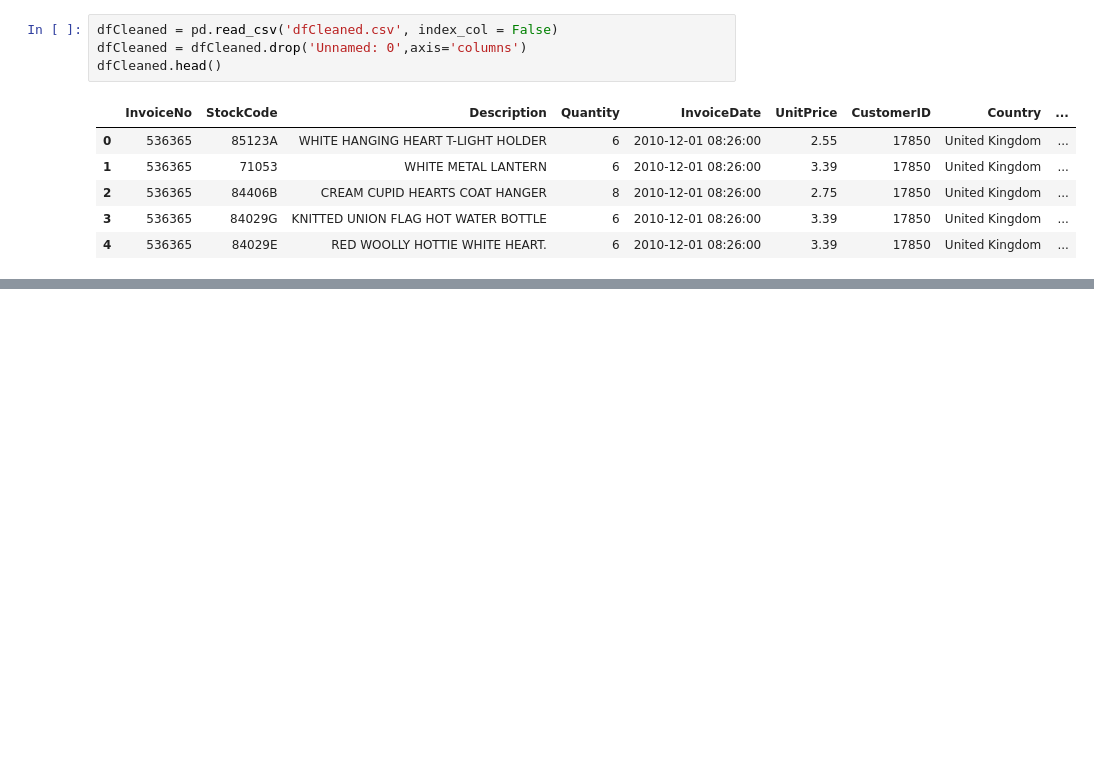
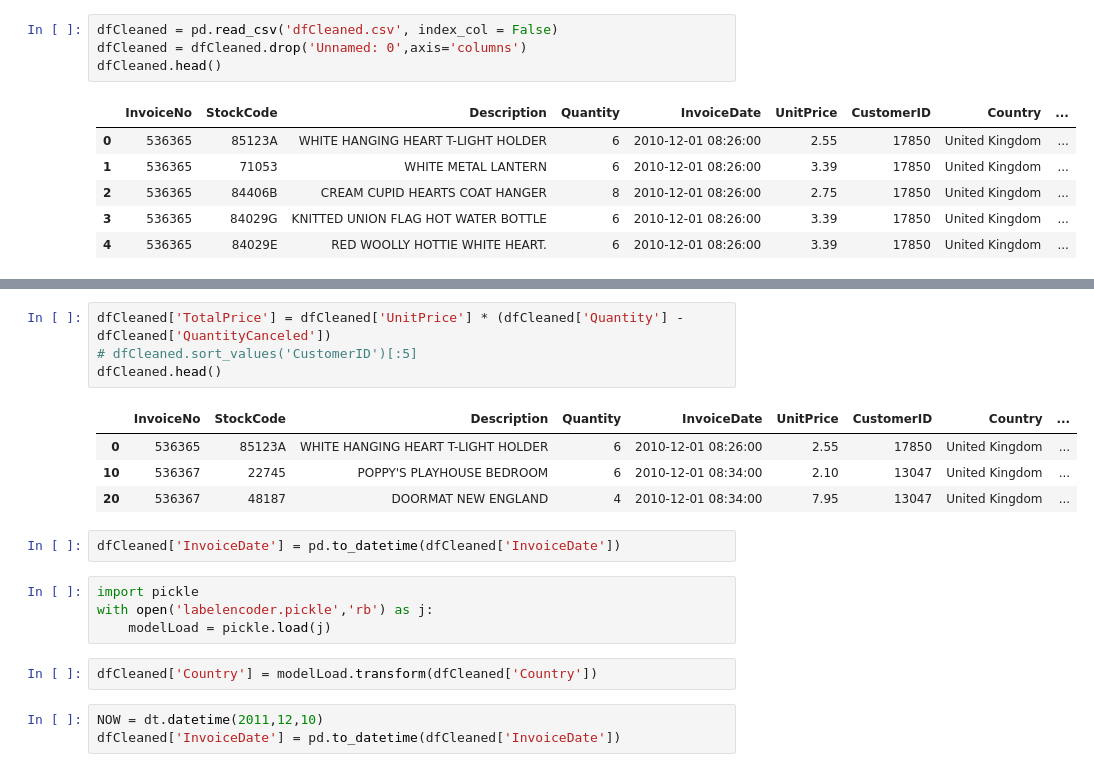
Before and after one commit to kinanweda/Customer-Prediction, a Jupyter notebook: Untitled.ipynb, the cells around one changed output, grey strips where cells are left out. Drawn from its saved outputs; the diff is of its cells as text; blank space fills up the shorter version.

```diff
--- a/Untitled.ipynb
+++ b/Untitled.ipynb
@@ -7789,0 +64,20 @@ dfTry[dfTry['T/F']=='False']
+# %%
+dfCleaned['TotalPrice'] = dfCleaned['UnitPrice'] * (dfCleaned['Quantity'] - dfCleaned['QuantityCanceled'])
+# dfCleaned.sort_values('CustomerID')[:5]
+dfCleaned.head()
+# %% [output]
+|  | InvoiceNo | StockCode | Description | Quantity | InvoiceDate | UnitPrice | CustomerID | Country | ... |
+| 0 | 536365 | 85123A | WHITE HANGING HEART T-LIGHT HOLDER | 6 | 2010-12-01 08:26:00 | 2.55 | 17850 | United Kingdom | ... |
+| 10 | 536367 | 22745 | POPPY'S PLAYHOUSE BEDROOM | 6 | 2010-12-01 08:34:00 | 2.10 | 13047 | United Kingdom | ... |
+| 20 | 536367 | 48187 | DOORMAT NEW ENGLAND | 4 | 2010-12-01 08:34:00 | 7.95 | 13047 | United Kingdom | ... |
+# %%
+dfCleaned['InvoiceDate'] = pd.to_datetime(dfCleaned['InvoiceDate'])
+# %%
+import pickle
+with open('labelencoder.pickle','rb') as j:
+    modelLoad = pickle.load(j)
+# %%
+dfCleaned['Country'] = modelLoad.transform(dfCleaned['Country'])
+# %%
+NOW = dt.datetime(2011,12,10)
+dfCleaned['InvoiceDate'] = pd.to_datetime(dfCleaned['InvoiceDate'])
```
Also changed, not shown: parts of 40 cells of this notebook, 11 other files.
